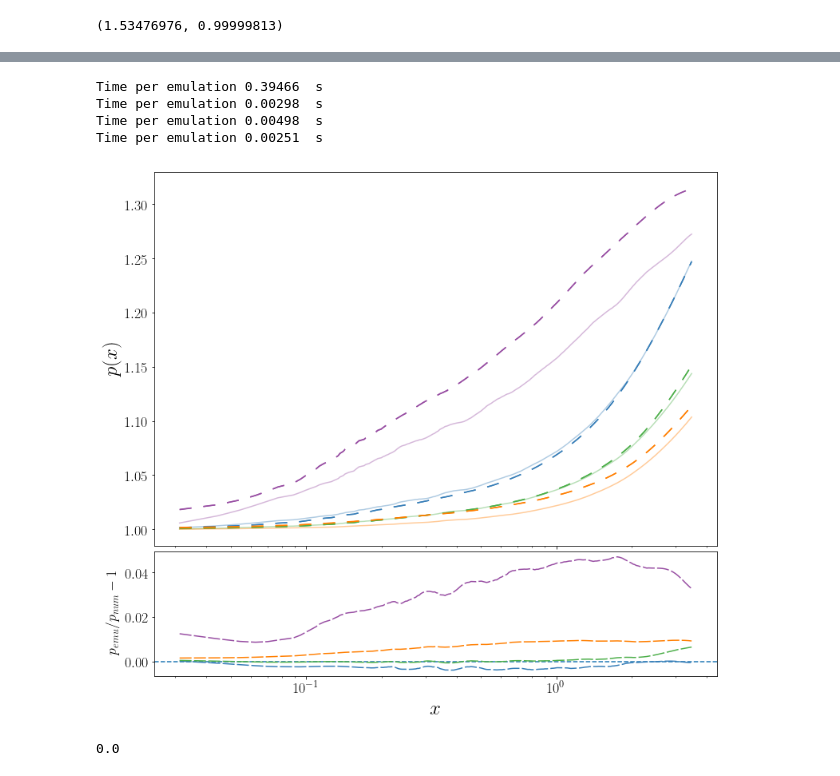
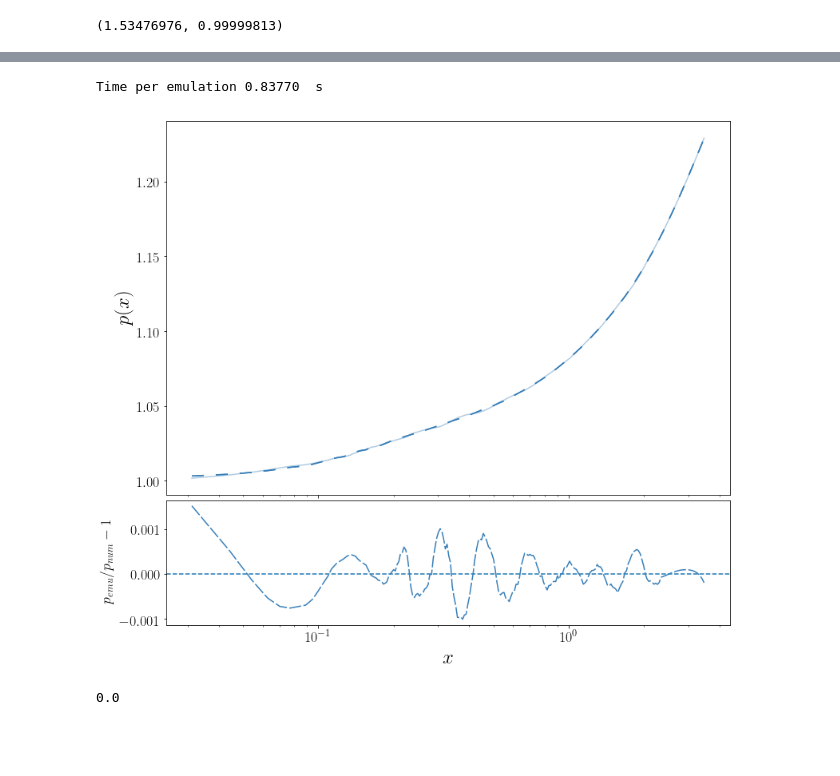
Before and after one commit to nesar/MGemulator, a Jupyter notebook: EmuTrain-gpflow.ipynb, the cells around one changed output, grey strips where cells are left out. Cells and saved outputs as stored; diff of their text form; code cells hidden in the pictures; blank space fills up the shorter version.

```diff
--- a/EmuTrain-gpflow.ipynb
+++ b/EmuTrain-gpflow.ipynb
@@ -41,6 +23,7 @@ nRankMax = [2, 4, 8, 12, 16, 32][4]  ## Number of basis vectors in truncated PCA
 ## Increasing nRankMax will increase emulation precision (asymptotically), but reduce the speed
 
 del_idx = [5, 25, 4, 42]  ## Random holdouts (not used in training, reserved for validation)
+del_idx = [4]  ## Random holdouts (not used in training, reserved for validation)
 # del_idx = [11, 17, 20, 37, 46]  ## Random holdouts (not used in training, reserved for validation)
 # del_idx = [11, 5, 4, 42]  ## Random holdouts (not used in training, reserved for validation)
 # del_idx = []  ## Random holdouts (not used in training, reserved for validation)
@@ -74,8 +57,8 @@ az = np.loadtxt(dataDir + 'timestepsCOLA.txt', skiprows=1)
 fileIn = dataDir + 'ratiosbins_' + str(snap_ID) + '.txt'
 ### GPmodel = modelDir + 'a89003GPflow_model_213Smooth_rank' + str(nRankMax) + 'snap' + str(snap_ID)  ## Double and single quotes are necessary
 # GPmodel = modelDir + 'a89004GPflow_model_213Smooth_rank' + str(nRankMax) + 'snap' + str(snap_ID)  ## Double and single quotes are necessary
-GPmodel = modelDir + '1197GP_smooth_rank' + str(nRankMax) + 'snap' + str(snap_ID)  ## Double and single quotes are necessary
-PCAmodel = modelDir + '1197PCA_smooth_rank' + str(nRankMax) + 'snap' + str(snap_ID)  ## Double and single quotes are necessary
+GPmodel = modelDir + '1127GP_smooth_rank' + str(nRankMax) + 'snap' + str(snap_ID)  ## Double and single quotes are necessary
+PCAmodel = modelDir + '1127PCA_smooth_rank' + str(nRankMax) + 'snap' + str(snap_ID)  ## Double and single quotes are necessary
 
 print(GPmodel)
 ################################# I/O #################################
@@ -449,38 +429,36 @@ ax0.set_xscale('log')
 # ax0.set_yscale('log')
 ax1.set_xscale('log')
 
 ax1.axhline(y=0, ls='dashed')
 
 color_id = 0
+del_idx = [34]
 for x_id in del_idx:
     color_id = color_id + 1
     time0 = time.time()
 #     x_decoded_new = Emu(parameter_array_all[x_id], PCAmodel='PCA_model', GPmodel='GPy_model')
     x_decoded_new = Emu(parameter_array_all[x_id])
     x_decoded_smooth = scipy.signal.savgol_filter(x_decoded_new , 51, 6)
 
     time1 = time.time()
     print('Time per emulation %0.5f' % (time1 - time0), ' s')
     ax0.plot(kvals, x_decoded_new, alpha=1.0, lw = 1.5, ls='--', label='emu', dashes=(10, 10), color=plt.cm.Set1(color_id))
     ax0.plot(kvals, x_decoded_smooth, alpha=1.0, lw = 1.5, ls='--', label='emu', dashes=(10, 10), color=plt.cm.Set1(color_id))
 
 #     x_test = PmPl_all[x_id]
     x_test = scipy.signal.savgol_filter(PmPl_all[x_id], 51, 6)
 
     ax0.plot(kvals, x_test, alpha=0.4, label='real', color=plt.cm.Set1(color_id))
 
     ax1.plot(kvals, (x_decoded_smooth / (x_test) ) - 1, ls='--', dashes=(10, 2), color=plt.cm.Set1(color_id))
 
 
 ax0.set_xticklabels([])
 plt.savefig(plotsDir + 'Pemu_rank' +str(nRankMax) + '.png', figsize=(28, 24), bbox_inches="tight")
 plt.show()
 # %% [output]
-Time per emulation 0.39466  s
-Time per emulation 0.00298  s
-Time per emulation 0.00498  s
-Time per emulation 0.00251  s
+Time per emulation 0.83770  s
-[figure, old version]
+[figure, new version]
 # %%
 params = np.loadtxt(paramIn)
 params.min()
```
Also changed, not shown: parts of 12 cells of this notebook, 5 other files.
